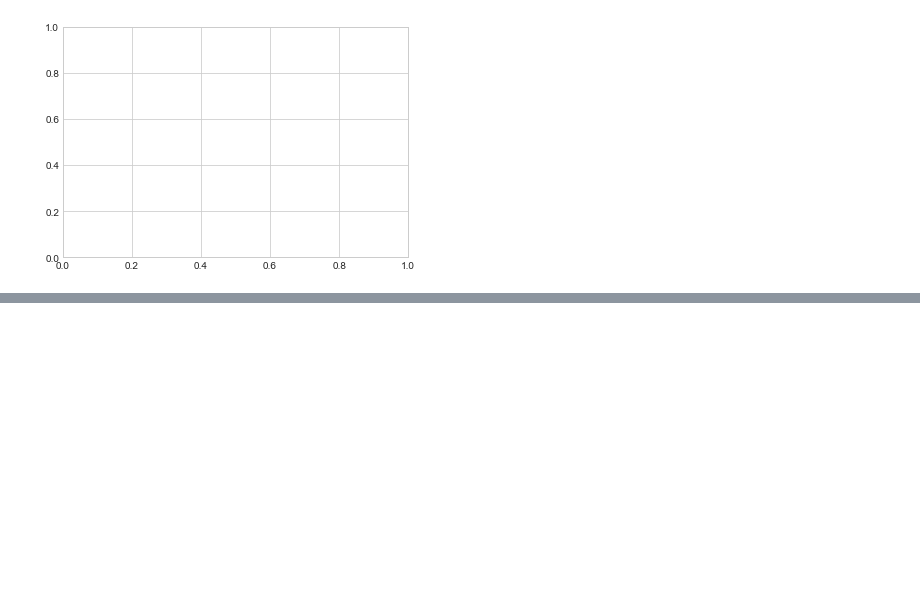
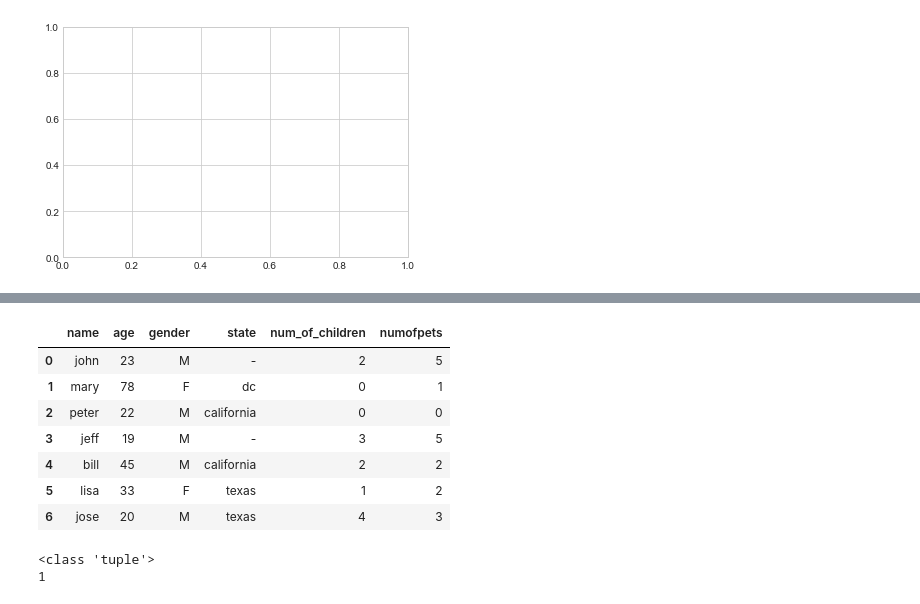
Before and after one commit to faridrah0514/JC-Data-Science, a Jupyter notebook: Module 02/misc/datavis_exp/1.ipynb, the cells around one changed output, grey strips where cells are left out. Saved outputs shown, nothing was run; the diff lists cells and outputs as text; code cells hidden in the pictures; blank space fills up the shorter version.

```diff
--- a/Module 02/misc/datavis_exp/1.ipynb
+++ b/Module 02/misc/datavis_exp/1.ipynb
@@ -103,0 +112,25 @@ ax=fig.add_axes([0.1, 0.1, 0.8, 0.8])
+# %%
+df.loc[3,'state'] = '-'
+# %%
+df
+# %% [output]
+|  | name | age | gender | state | num_of_children | numofpets |
+| 0 | john | 23 | M | - | 2 | 5 |
+| 1 | mary | 78 | F | dc | 0 | 1 |
+| 2 | peter | 22 | M | california | 0 | 0 |
+| 3 | jeff | 19 | M | - | 3 | 5 |
+| 4 | bill | 45 | M | california | 2 | 2 |
+| 5 | lisa | 33 | F | texas | 1 | 2 |
+| 6 | jose | 20 | M | texas | 4 | 3 |
+# %%
+print(type(df.shape))
+i,j = df.shape
+count=0
+for i in range(i):
+    for j in range(j):
+        if df.iloc[i,j] == '-':
+            count+=1
+print(count)
+# %% [output]
+<class 'tuple'>
+1
```
Also changed, not shown: parts of 2 cells of this notebook, 20 other files.
